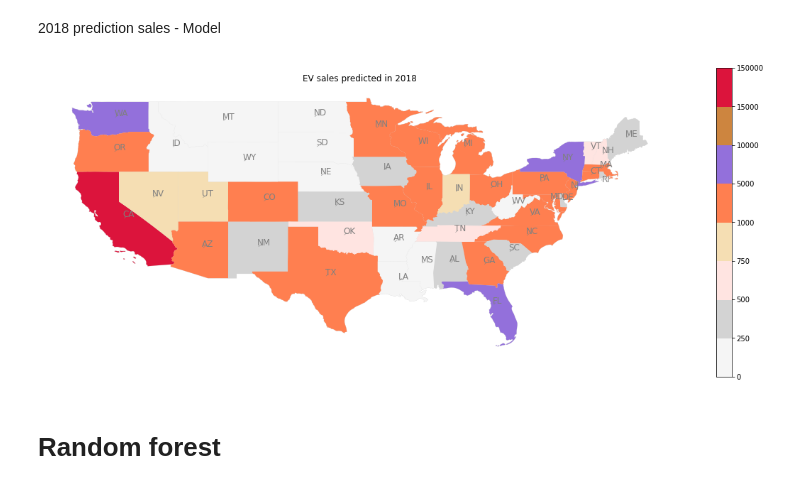
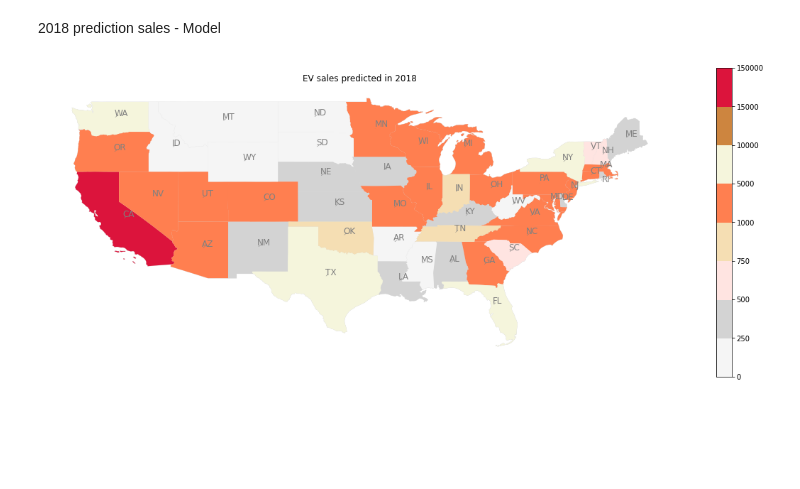
Before and after one commit to Disguiser23/ECE143-project-group11, a Jupyter notebook: data analysis and visualization_girish.ipynb, the cells around one changed output. Drawn from its saved outputs; the diff is of its cells as text; code cells hidden in the pictures; blank space fills up the shorter version.

```diff
--- a/data analysis and visualization_girish.ipynb
+++ b/data analysis and visualization_girish.ipynb
@@ -194,3 +242,9 @@ clf.score(y,x)
+# %%
+xPred = np.array(X)
+predForPlot = clf.predict(xPred)
+# %%
+result = pd.DataFrame({ 'true_labels': Y, 'prediction': predForPlot.astype(int)})
+result.insert(2,'StateAbbreviation',df['StateAbbreviation'])
 # %% [markdown]
 Model coefficients (equation) - Lasso
 # %%
@@ -204,3 +254,0 @@ array([ 0.68289089,  0.12584587,  0.        ,  0.        ,  0.        ,
-# %%
-y = cla.iloc[:,1:]
-y = np.array(y)
@@ -228,22 +255,20 @@ dfPred = df[["StateAbbreviation","precitionSales_2018"]]
 # %%
-us_states_predicted = pd.merge(us_states_plot,dfPred,on = "StateAbbreviation")
+us_states_predicted = pd.merge(us_states_plot,result,on = "StateAbbreviation")
 # %% [markdown]
 2018 prediction sales - Model
 # %%
-cmap = ListedColormap(["whitesmoke", "lightgrey", "mistyrose", "wheat", "coral", "mediumpurple", "peru","crimson"])
+cmap = ListedColormap(["whitesmoke", "lightgrey", "mistyrose", "wheat", "coral", "beige", "peru","crimson"])
 bounds = [0,250,500,750,1000,5000,10000,15000,150000]
 norm = BoundaryNorm(bounds, cmap.N)
 texts = []
 ax = us_states_predicted.geometry.plot(figsize = (20, 16), color = "whitesmoke", edgecolor = "lightgrey", linewidth = 0.5)
 for x, y, label in zip(us_states_plot_points.geometry.x, us_states_plot_points.geometry.y, us_states_plot_points["STUSPS"]):
     texts.append(plt.text(x, y, label, color='grey', fontsize = 12))
-aT.adjust_text(texts, force_points=0.3, force_text=1, expand_points=(1,1), expand_text=(1,1),
+aT.adjust_text(texts, force_points=0.6, force_text=1, expand_points=(1,1), expand_text=(1,1),
                arrowprops=dict(arrowstyle="-", color='grey', lw=0.5))
-us_states_predicted.plot(column = 'precitionSales_2018', legend_kwds={'shrink': 0.5}, legend=True, ax=ax, cmap=cmap, norm=norm)
+us_states_predicted.plot(column = 'prediction', legend_kwds={'shrink': 0.5}, legend=True, ax=ax, cmap=cmap, norm=norm)
 ax.axis('off')
 ax.set_title("EV sales predicted in 2018")
 None
 # %% [output]
-[figure, old version]
+[figure, new version]
-# %% [markdown]
-# Random forest
```
Also changed, not shown: parts of 37 cells of this notebook.
